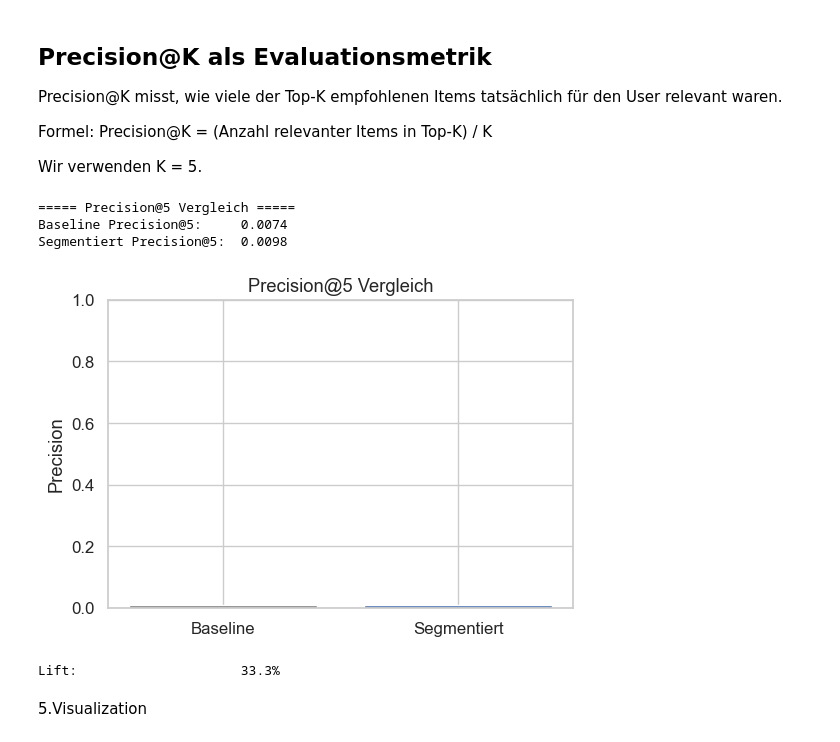
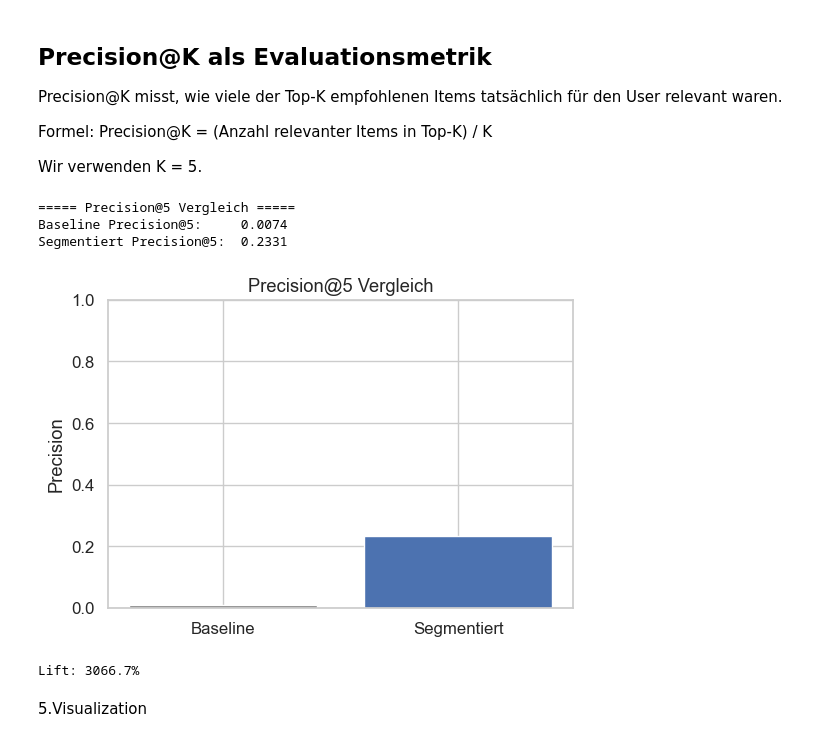
Before and after one commit to minimalmerlin/ki-marketing-personalisierung, a Jupyter notebook: notebooks/05_recommendation_logic.ipynb, the cells around one changed output. Drawn from its saved outputs; the diff is of its cells as text; code cells hidden in the pictures.

```diff
--- a/notebooks/05_recommendation_logic.ipynb
+++ b/notebooks/05_recommendation_logic.ipynb
@@ -221,94 +258,90 @@ Precision@K = (Anzahl relevanter Items in Top-K) / K
 
 Wir verwenden K = 5.
 # %%
-
-
 from collections import defaultdict
 
 def precision_at_k(recommended, relevant, k=5):
-    """
-    Berechnet Precision@K.
-    recommended: Liste der empfohlenen Items
-    relevant: Liste der tatsächlich relevanten Items (Ground Truth)
-    """
     recommended_k = recommended[:k]
     if len(recommended_k) == 0:
         return 0.0
-
     hits = sum(1 for item in recommended_k if item in relevant)
     return hits / k
 
 
+# --- Relevante Items pro Nutzer ---
 user_relevant_items = (
     df.groupby("user_pseudo_id")["item_id"]
-    .apply(list)
-    .to_dict()
+      .apply(list)
+      .to_dict()
 )
 
 
-
+# --- Baseline ---
 def baseline_recommend(k=5):
     return item_popularity.head(k).index.tolist()
 
 baseline_scores = []
-
 for user_id, relevant_items in user_relevant_items.items():
     recs = baseline_recommend(k=5)
-    score = precision_at_k(recs, relevant_items, k=5)
-    baseline_scores.append(score)
+    baseline_scores.append(precision_at_k(recs, relevant_items, k=5))
 
 baseline_precision = sum(baseline_scores) / len(baseline_scores)
 
 
-
+# --- Segmentierter Recommender ---
 segmented_scores = []
 
 for user_id, relevant_items in user_relevant_items.items():
 
-    # Segment des Users bestimmen
+    # Segment bestimmen
     user_segment = user_segments.loc[user_id]
 
     # Empfehlungen generieren
     recs = rec.predict(
         user_id=user_id,
         user_segment=user_segment,
-        already_seen=[],
-        n=5
+        already_seen=None   # <<< WICHTIG: NICHT relevant_items
     )
 
-    score = precision_at_k(recs, relevant_items, k=5)
-    segmented_scores.append(score)
+    if len(recs) == 0:
+        segmented_scores.append(0.0)
+        continue
+
+    segmented_scores.append(
+        precision_at_k(recs, relevant_items, k=5)
+    )
 
 segmented_precision = sum(segmented_scores) / len(segmented_scores)
 
 
+# --- Ergebnisse ---
 print("===== Precision@5 Vergleich =====")
 print(f"Baseline Precision@5:     {baseline_precision:.4f}")
 print(f"Segmentiert Precision@5:  {segmented_precision:.4f}")
-# Precision@5 Vergleich visualisieren
+
 plt.figure(figsize=(6,4))
 plt.bar(
     ["Baseline", "Segmentiert"],
     [baseline_precision, segmented_precision],
     color=["gray", "#4C72B0"]
 )
 plt.title("Precision@5 Vergleich")
 plt.ylabel("Precision")
 plt.ylim(0, 1)
 plt.show()
 
-# Lift berechnen
+# --- Lift ---
 if baseline_precision > 0:
     lift = (segmented_precision - baseline_precision) / baseline_precision
-    print(f"Lift:                     {lift:.1%}")
+    print(f"Lift: {lift:.1%}")
 else:
     print("Lift: Baseline Precision ist 0, kein Vergleich möglich.")
 # %% [output]
 ===== Precision@5 Vergleich =====
 Baseline Precision@5:     0.0074
-Segmentiert Precision@5:  0.0098
+Segmentiert Precision@5:  0.2331
-[figure, old version]
+[figure, new version]
-Lift:                     33.3%
+Lift: 3066.7%
 # %% [markdown]
 5.Visualization
 # %%
```
Also changed, not shown: parts of 4 cells of this notebook.
